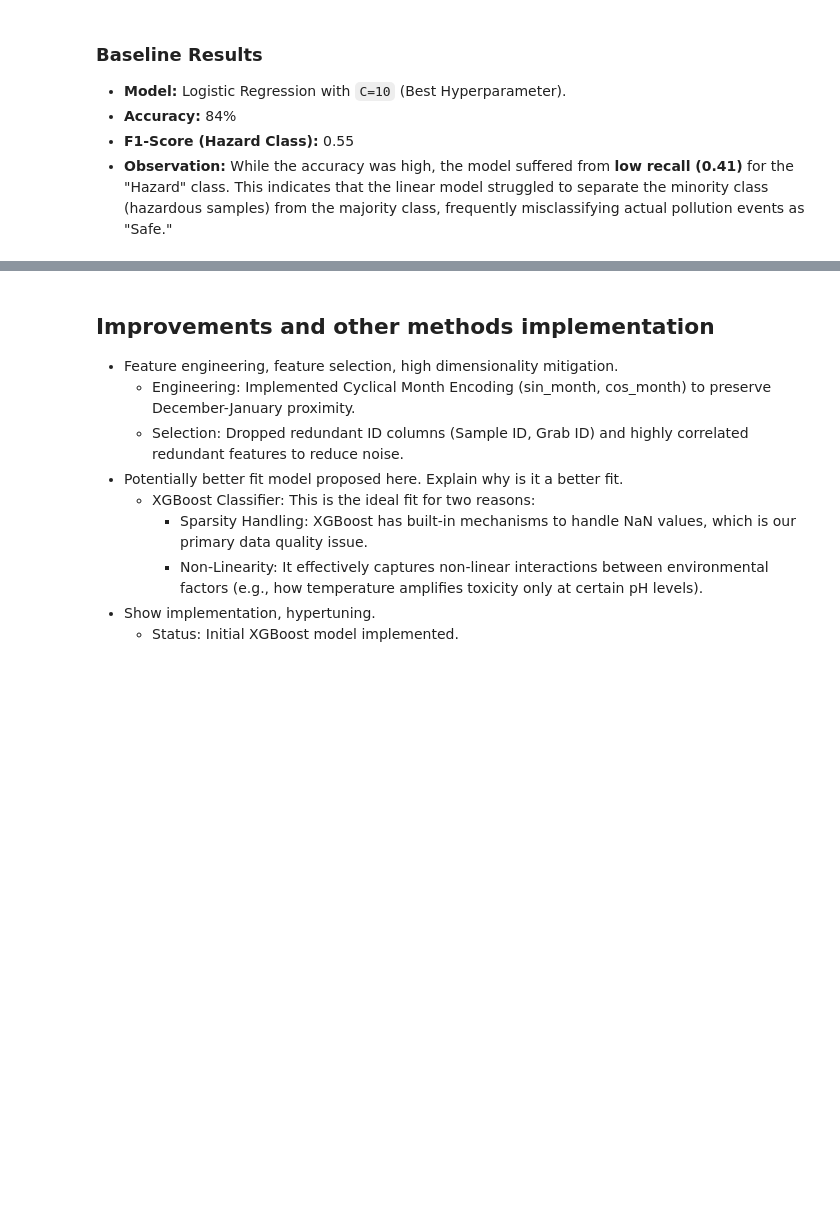
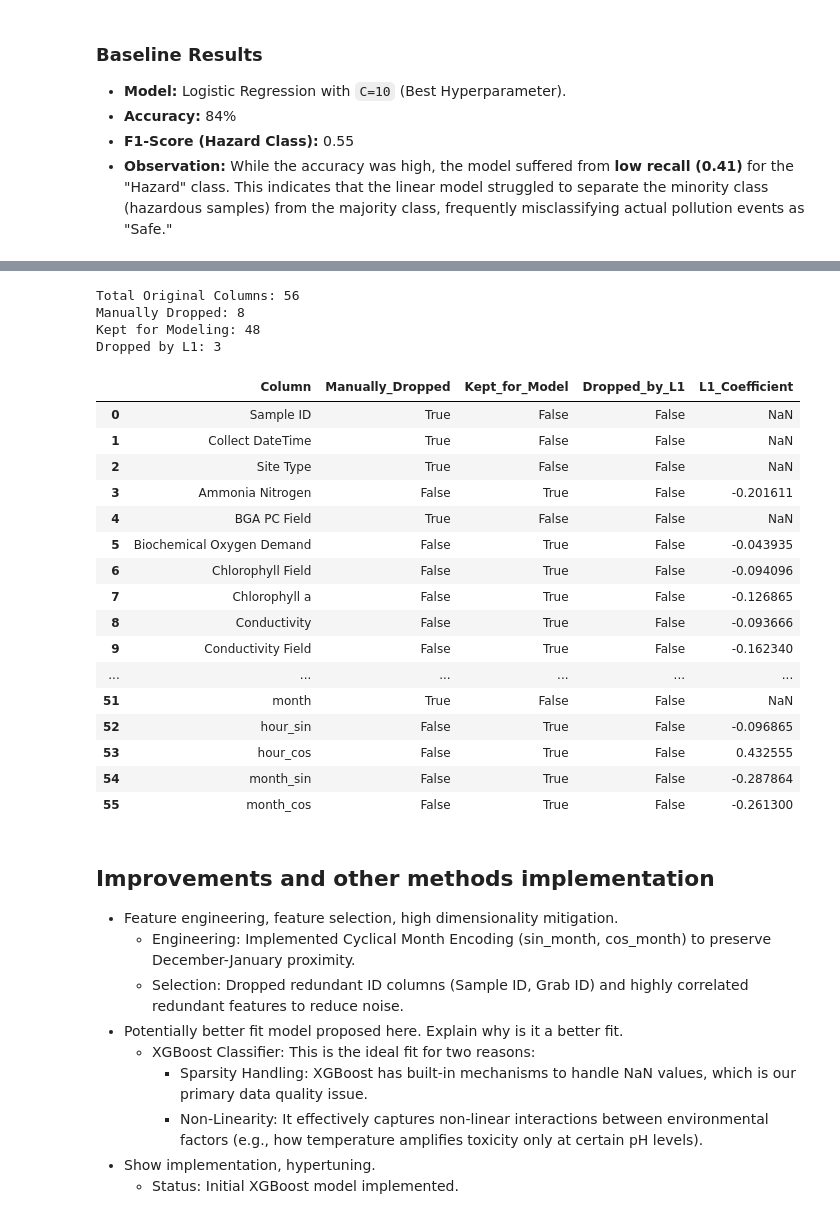
Before and after one commit to coconath0/ML-project, a Jupyter notebook: project_progress_ETI.ipynb, the cells around one changed output, grey strips where cells are left out. Cells and saved outputs as stored; diff of their text form; code cells hidden in the pictures; blank space fills up the shorter version.

```diff
--- a/project_progress_ETI.ipynb
+++ b/project_progress_ETI.ipynb
@@ -286,3 +439,73 @@ weighted avg       0.84      0.84      0.82     10256
+# %%
+import pandas as pd
+
+# ---------- 1. ORIGINAL COLUMNS ----------
+original_cols = df_cleaned.columns.tolist()
+n_original = len(original_cols)
+
+# ---------- 2. MANUALLY DROPPED COLUMNS ----------
+# Only count real columns that exist in the dataframe
+valid_cols_to_drop = [c for c in cols_to_drop if c in df_cleaned.columns]
+
+# ---------- 3. KEPT COLUMNS FOR MODEL ----------
+feature_cols = [c for c in df_cleaned.columns if c not in valid_cols_to_drop]
+
+# ---------- 4. L1 COEFFICIENTS ----------
+coefs = lasso_final.coef_[0]
+
+importance = pd.DataFrame({
+    'Feature': feature_cols,
+    'Coefficient': coefs
+})
+
+# Columns L1 effectively removed
+l1_dropped = importance[importance['Coefficient'] == 0]['Feature'].tolist()
+
+# # ---------- 5. BUILD CONSOLIDATED TABLE ----------
+# report_rows = []
+
+# for col in original_cols:
+#     row = {
+#         'Column': col,
+#         'Manually_Dropped': col in valid_cols_to_drop,
+#         'Kept_for_Model': col in feature_cols,
+#         'Dropped_by_L1': col in l1_dropped,
+#         'L1_Coefficient': importance[importance['Feature'] == col]['Coefficient'].values[0]
+#                           if col in feature_cols else None
+#     }
+#     report_rows.append(row)
+
+# consolidated_report = pd.DataFrame(report_rows)
+
+# ---------- 6. Display Report ----------
+print("Total Original Columns:", n_original)
+print("Manually Dropped:", len(valid_cols_to_drop))
+print("Kept for Modeling:", len(feature_cols))
+print("Dropped by L1:", len(l1_dropped))
+
+consolidated_report
+# %% [output]
+Total Original Columns: 56
+Manually Dropped: 8
+Kept for Modeling: 48
+Dropped by L1: 3
+|  | Column | Manually_Dropped | Kept_for_Model | Dropped_by_L1 | L1_Coefficient |
+| 0 | Sample ID | True | False | False | NaN |
+| 1 | Collect DateTime | True | False | False | NaN |
+| 2 | Site Type | True | False | False | NaN |
+| 3 | Ammonia Nitrogen | False | True | False | -0.201611 |
+| 4 | BGA PC Field | True | False | False | NaN |
+| 5 | Biochemical Oxygen Demand | False | True | False | -0.043935 |
+| 6 | Chlorophyll Field | False | True | False | -0.094096 |
+| 7 | Chlorophyll a | False | True | False | -0.126865 |
+| 8 | Conductivity | False | True | False | -0.093666 |
+| 9 | Conductivity Field | False | True | False | -0.162340 |
+| ... | ... | ... | ... | ... | ... |
+| 51 | month | True | False | False | NaN |
+| 52 | hour_sin | False | True | False | -0.096865 |
+| 53 | hour_cos | False | True | False | 0.432555 |
+| 54 | month_sin | False | True | False | -0.287864 |
+| 55 | month_cos | False | True | False | -0.261300 |
 # %% [markdown]
 ## Improvements and other methods implementation
 - Feature engineering, feature selection, high dimensionality mitigation.
```
Also changed, not shown: parts of 8 cells of this notebook, 1 other file.
